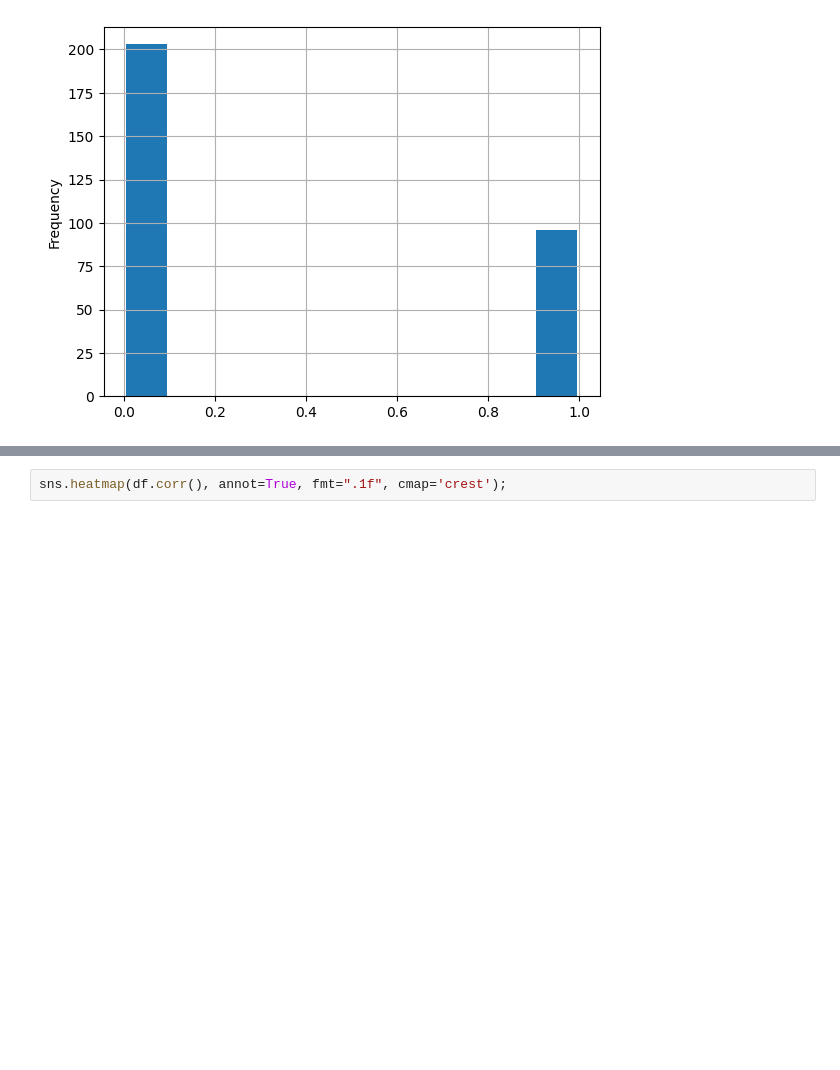
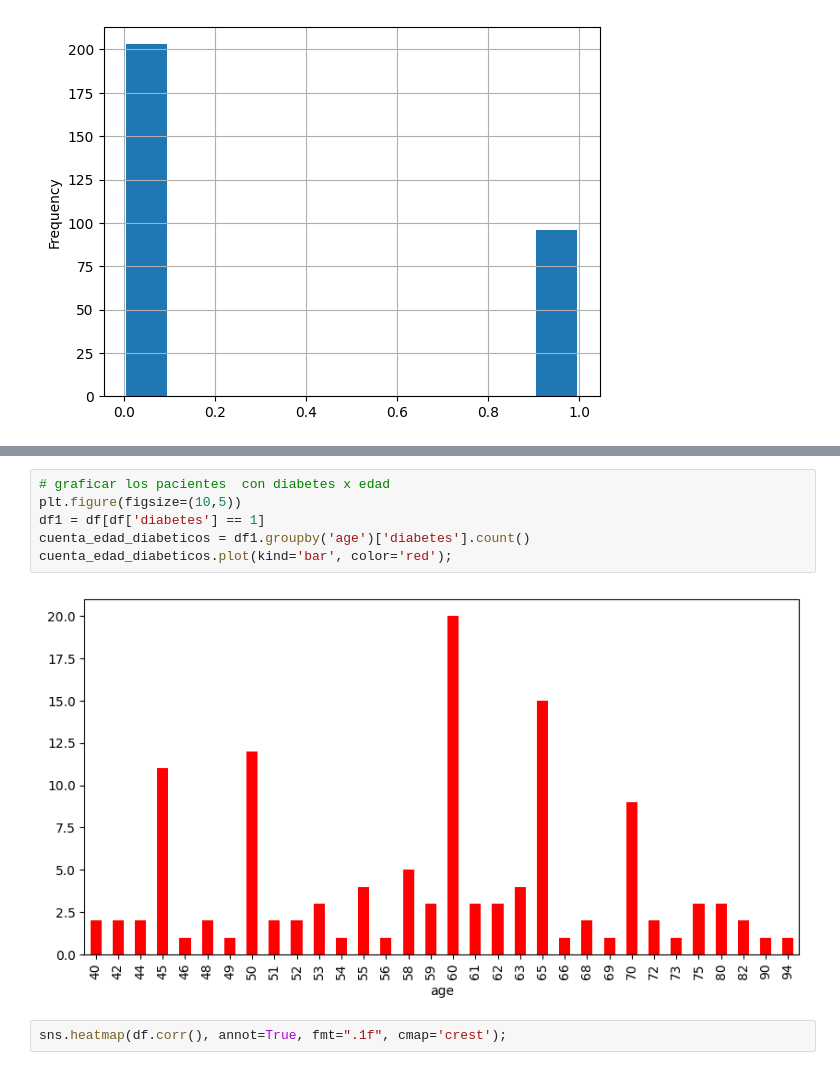
Before and after one commit to DannyDev18/business-intelligence, a Jupyter notebook: ArbolesDecision/arbol_decision.ipynb, the cells around one changed output, grey strips where cells are left out. Drawn from its saved outputs; the diff is of its cells as text; blank space fills up the shorter version.

```diff
--- a/ArbolesDecision/arbol_decision.ipynb
+++ b/ArbolesDecision/arbol_decision.ipynb
@@ -663,3 +686,11 @@ df.corr()
+# %%
+# graficar los pacientes  con diabetes x edad
+plt.figure(figsize=(10,5))
+df1 = df[df['diabetes'] == 1]
+cuenta_edad_diabeticos = df1.groupby('age')['diabetes'].count()
+cuenta_edad_diabeticos.plot(kind='bar', color='red');
+# %% [output]
+[figure, added]
 # %%
 sns.heatmap(df.corr(), annot=True, fmt=".1f", cmap='crest');
 # %% [output]
```
Also changed, not shown: parts of 22 cells of this notebook, 1 other file.
